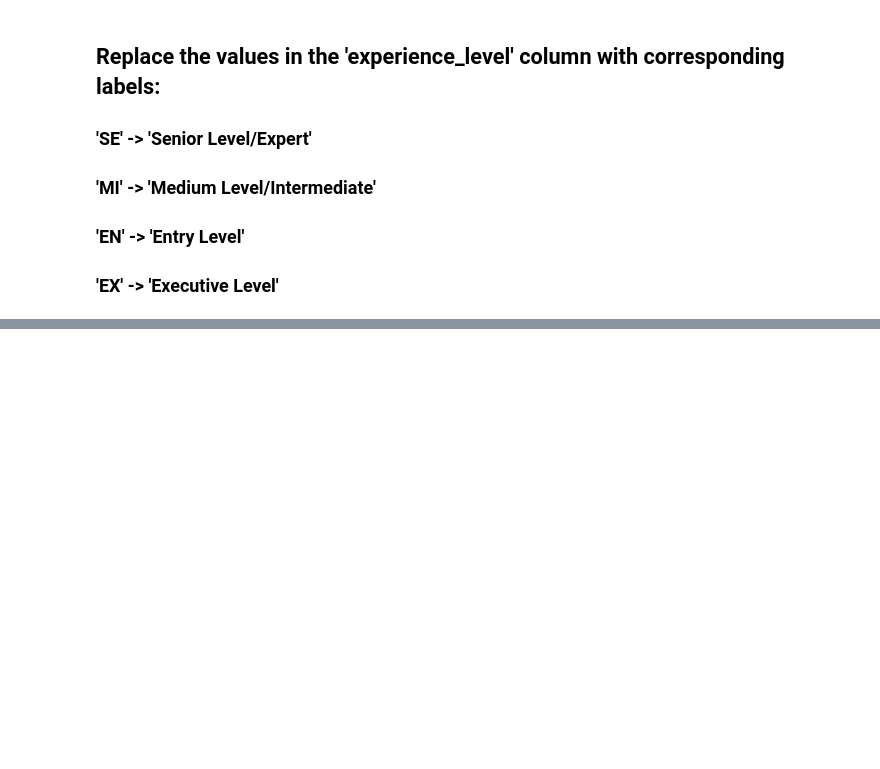
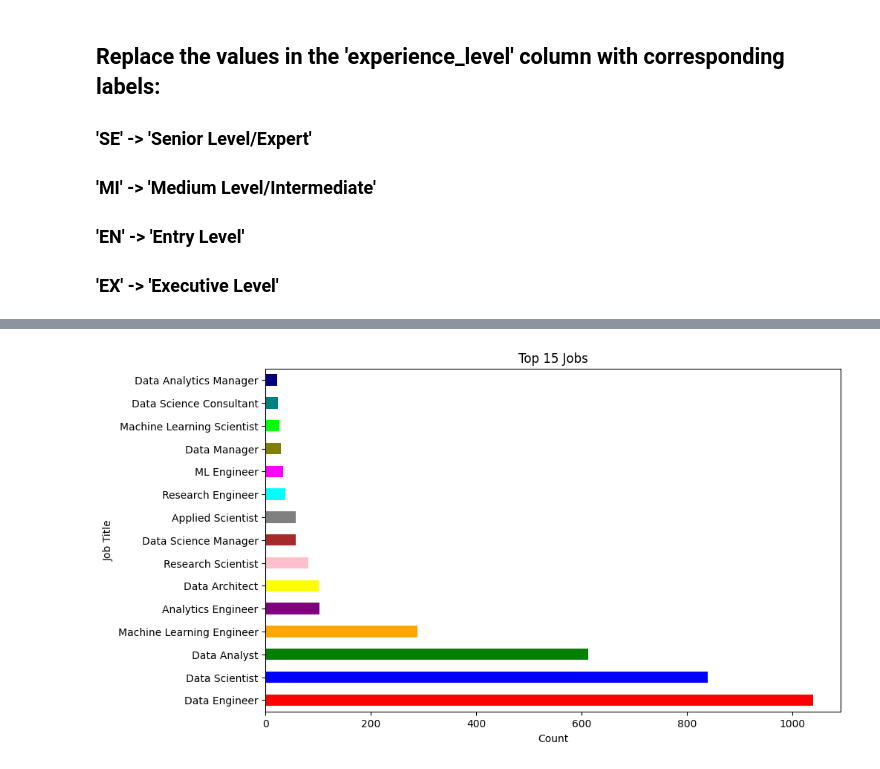
Before and after one commit to NotAScratch/Data-Science-Salary-Analysis, a Jupyter notebook: analysis.ipynb, the cells around one changed output, grey strips where cells are left out. Cells and saved outputs as stored; diff of their text form; code cells hidden in the pictures; blank space fills up the shorter version.

```diff
--- a/analysis.ipynb
+++ b/analysis.ipynb
@@ -275,0 +149,3 @@ ggplot(df, aes(x='job_title', y='salary_in_usd', color='job_title')) + geom_poin
+# %%
+top_15_jobs = df['job_title'].value_counts().head(15)   # Count the number of occurrences of each job title in the dataframe and display the top 15
+top_15_jobs
@@ -275,0 +170,10 @@ ggplot(df, aes(x='job_title', y='salary_in_usd', color='job_title')) + geom_poin
+# %%
+top_15_jobs.plot(kind='barh', figsize=(10, 6),
+                  color=['red', 'blue', 'green', 'orange', 'purple', 'yellow', 'pink', 'brown', 'gray', 'cyan', 'magenta', 'olive', 'lime', 'teal', 'navy'])
+# Plot the top 15 jobs in a horizontal bar chart
+plt.xlabel('Count')
+plt.ylabel('Job Title')
+plt.title('Top 15 Jobs')
+plt.show()
+# %% [output]
+[figure, added]
```
Also changed, not shown: parts of 57 cells of this notebook, 2 other files.
